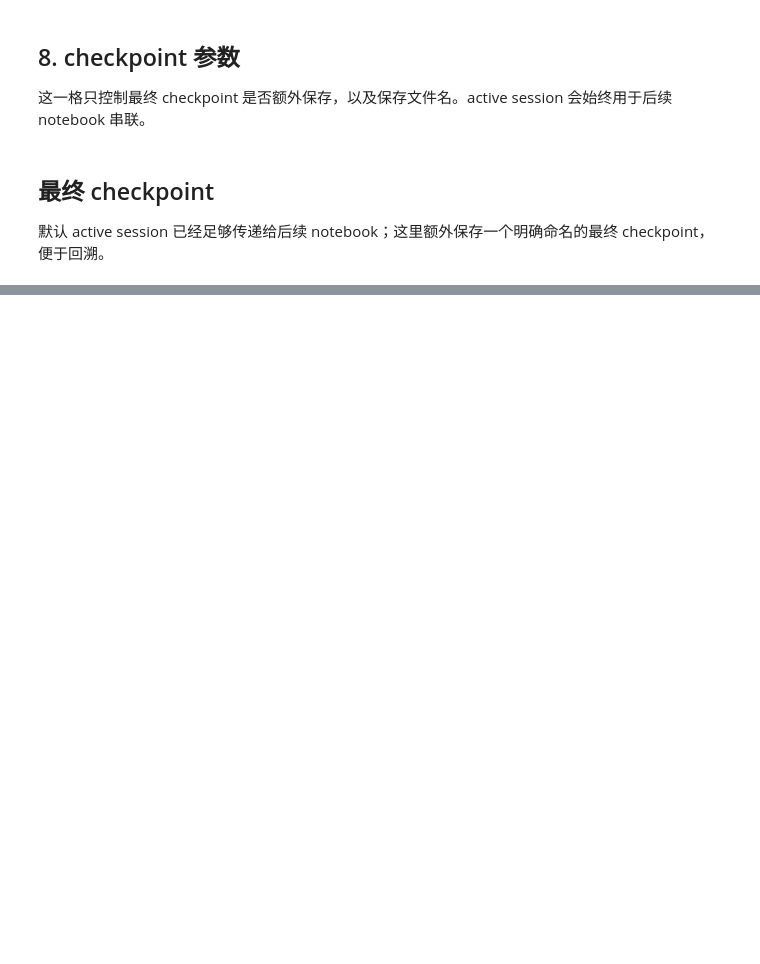
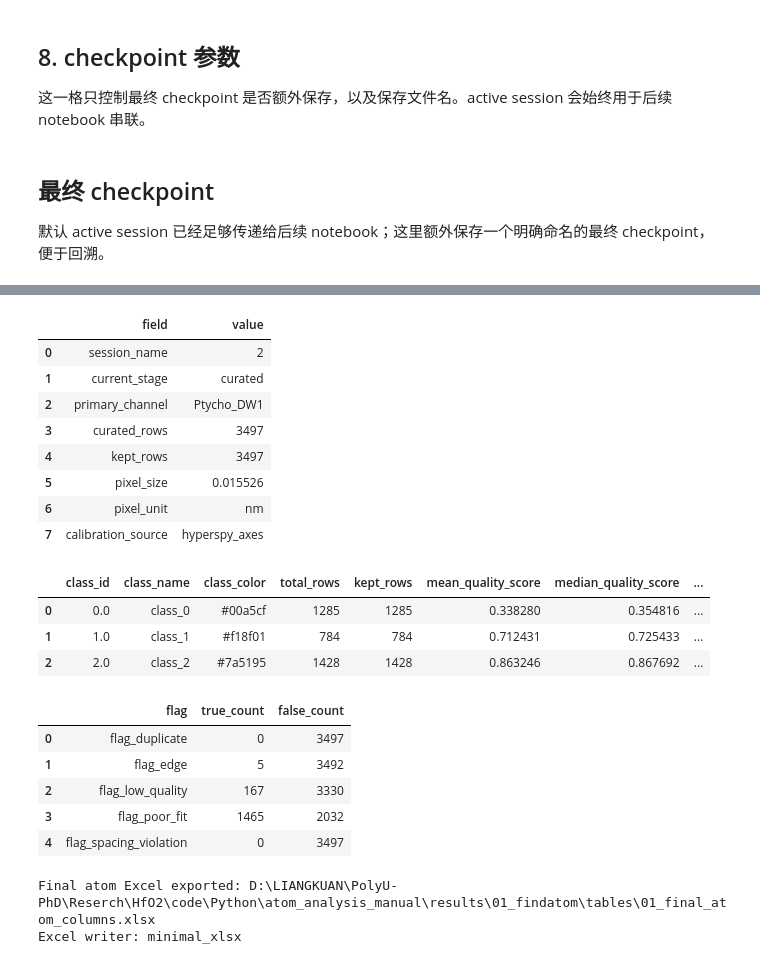
Before and after one commit to BIUBIUKK2001/atom_analysis_manual, a Jupyter notebook: notebooks/01_Findatom.ipynb, the cells around one changed output, grey strips where cells are left out. Saved outputs shown, nothing was run; the diff lists cells and outputs as text; code cells hidden in the pictures; blank space fills up the shorter version.

Commit message:
Update quantitative workflows and README

```diff
--- a/notebooks/01_Findatom.ipynb
+++ b/notebooks/01_Findatom.ipynb
@@ -670,7 +698,7 @@ else:
 # %%
 # Curation 参数：用于最终标记重复点、边缘点和低质量拟合点。
 CURATION_CONFIG = CurationConfig(
-    duplicate_radius_px=1.2,
+    duplicate_radius_px=0.5,
     edge_margin=6,
     min_quality_score=0.2,
     max_fit_residual=0.30,
@@ -718,0 +779,61 @@ Current stage is 'classified'; finish refinement/curation first.
+# %%
+# EXPORT_FINAL_EXCEL：是否导出最终 curated_points 到 Excel。
+EXPORT_FINAL_EXCEL = True
+
+# FINAL_EXCEL_FILENAME：输出到 RESULT_ROOT / '01_findatom' / 'tables' 下的文件名。
+FINAL_EXCEL_FILENAME = '01_final_atom_columns.xlsx'
+
+from pathlib import Path
+import sys
+
+_cwd = Path.cwd().resolve()
+_project_root = next((p for p in (_cwd, *_cwd.parents) if (p / 'src' / 'em_atom_workbench').exists()), _cwd)
+_src_dir = _project_root / 'src'
+if str(_src_dir) not in sys.path:
+    sys.path.insert(0, str(_src_dir))
+
+for _module_name in list(sys.modules):
+    if _module_name == 'em_atom_workbench' or _module_name.startswith('em_atom_workbench.'):
+        sys.modules.pop(_module_name, None)
+
+from em_atom_workbench.session import AnalysisSession
+from em_atom_workbench.notebook_workflows import display_notebook_result, export_final_atom_table_excel
+
+RESULT_ROOT = _project_root / 'results'
+
+# CHECKPOINT_PATH：最终 checkpoint 路径。
+# 当前 kernel 丢变量也没关系；本 cell 会直接从这里恢复 session。
+CHECKPOINT_PATH = RESULT_ROOT / '2' / 'checkpoints' / '01_curated_classified_atom_columns.pkl'
+
+if EXPORT_FINAL_EXCEL:
+    session = AnalysisSession.load_pickle(CHECKPOINT_PATH)
+    result = export_final_atom_table_excel(
+        session,
+        result_root=RESULT_ROOT,
+        filename=FINAL_EXCEL_FILENAME,
+    )
+    display_notebook_result(result)
+else:
+    print('EXPORT_FINAL_EXCEL=False；未导出 Excel。')
+# %% [output]
+|  | field | value |
+| 0 | session_name | 2 |
+| 1 | current_stage | curated |
+| 2 | primary_channel | Ptycho_DW1 |
+| 3 | curated_rows | 3497 |
+| 4 | kept_rows | 3497 |
+| 5 | pixel_size | 0.015526 |
+| 6 | pixel_unit | nm |
+| 7 | calibration_source | hyperspy_axes |
+|  | class_id | class_name | class_color | total_rows | kept_rows | mean_quality_score | median_quality_score | ... |
+| 0 | 0.0 | class_0 | #00a5cf | 1285 | 1285 | 0.338280 | 0.354816 | ... |
+| 1 | 1.0 | class_1 | #f18f01 | 784 | 784 | 0.712431 | 0.725433 | ... |
+| 2 | 2.0 | class_2 | #7a5195 | 1428 | 1428 | 0.863246 | 0.867692 | ... |
+|  | flag | true_count | false_count |
+| 0 | flag_duplicate | 0 | 3497 |
+| 1 | flag_edge | 5 | 3492 |
+| 2 | flag_low_quality | 167 | 3330 |
+| 3 | flag_poor_fit | 1465 | 2032 |
+| 4 | flag_spacing_violation | 0 | 3497 |
+Final atom Excel exported: D:\LIANGKUAN\PolyU-PhD\Reserch\HfO2\code\Python\atom_analysis_manual\results\01_findatom\tables\01_final_atom_columns.xlsx
+Excel writer: minimal_xlsx
```
Also changed, not shown: parts of 12 cells of this notebook, 17 other files.
